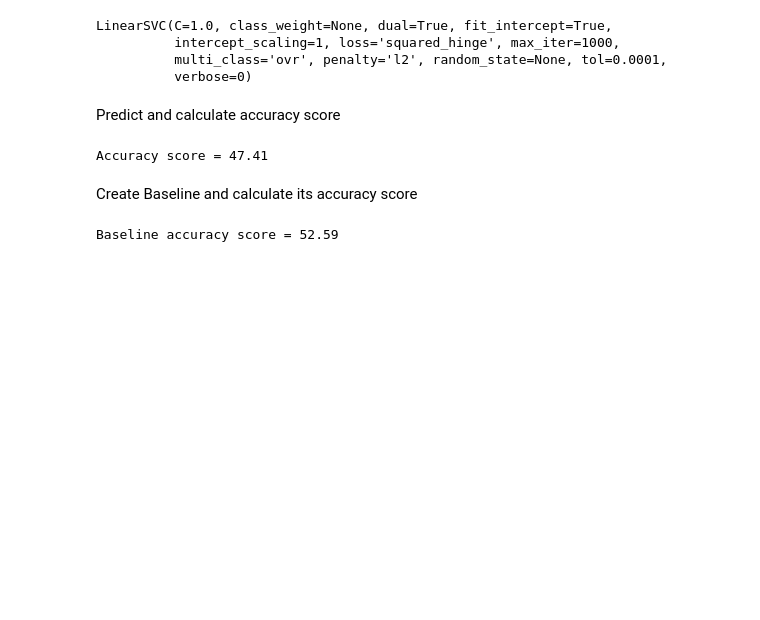
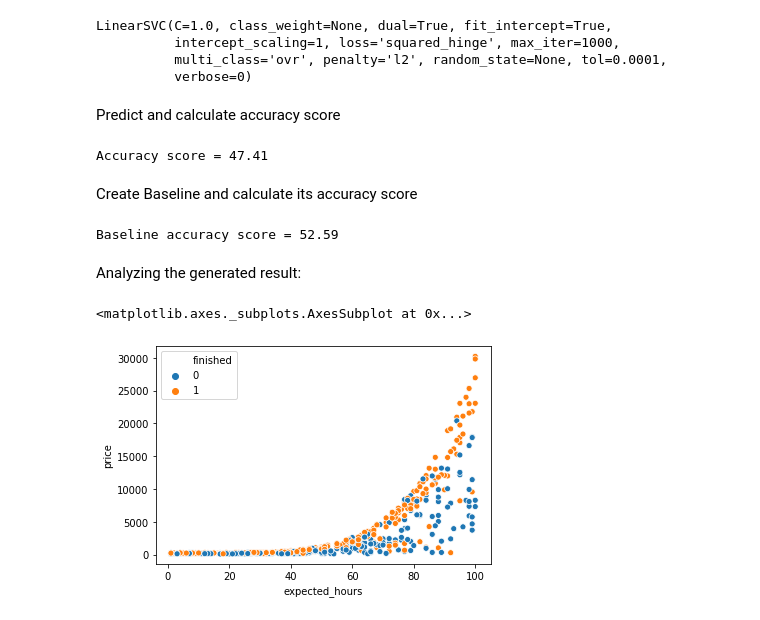
Before and after one commit to MagnunAVF/classification-with-sklearn, a Jupyter notebook: unfinished_projects.ipynb, the cells around one changed output. Cells and saved outputs as stored; diff of their text form; code cells hidden in the pictures; blank space fills up the shorter version.

```diff
--- a/unfinished_projects.ipynb
+++ b/unfinished_projects.ipynb
@@ -94,3 +94,10 @@ baseline_accuracy_score_in_percent = accuracy_score(test_y, baseline) * 100
 print("Baseline accuracy score = %.2f" % baseline_accuracy_score_in_percent)
 # %% [output]
 Baseline accuracy score = 52.59
+# %% [markdown]
+Analyzing the generated result:
+# %%
+sns.scatterplot(x="expected_hours", y="price", hue=test_y, data=test_x)
+# %% [output]
+<matplotlib.axes._subplots.AxesSubplot at 0x...>
+[figure, added]
```
Also changed, not shown: parts of 3 cells of this notebook.
